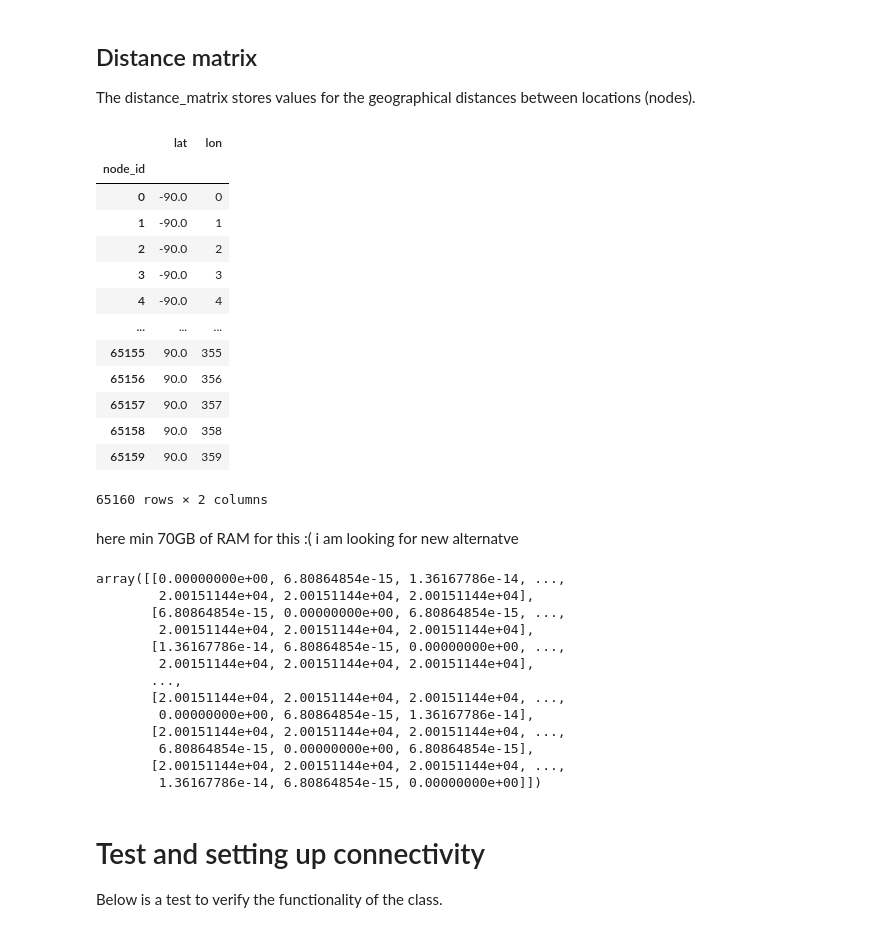
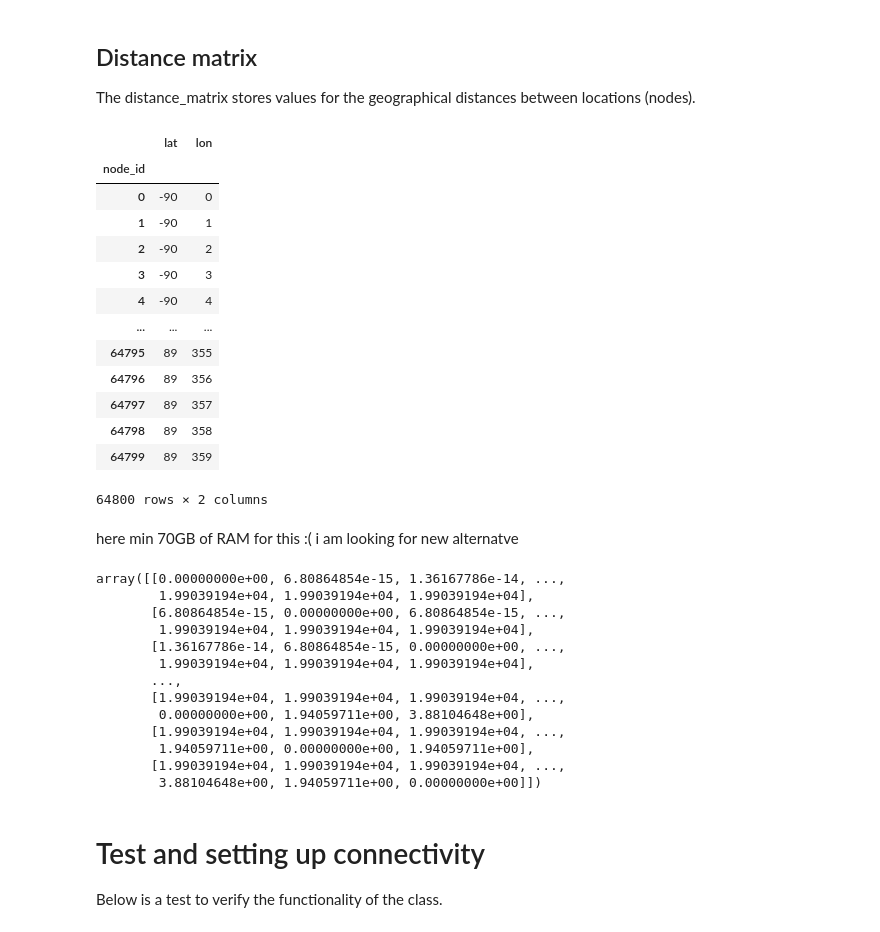
Before and after one commit to AdamPrzychodniPrivate/soil-water-forecasting, a Jupyter notebook: modeling-pipeline/notebooks/5. model_input_prep.ipynb, the cells around one changed output. Drawn from its saved outputs; the diff is of its cells as text; code cells hidden in the pictures.

```diff
--- a/modeling-pipeline/notebooks/5. model_input_prep.ipynb
+++ b/modeling-pipeline/notebooks/5. model_input_prep.ipynb
@@ -287,25 +287,25 @@ np.save('soil-water-forecasting/modeling-pipeline/data/05_model_input/metadata.n
 
 The distance_matrix stores values for the geographical distances between locations (nodes).
 # %%
-# import pandas as pd
-# metadata = pd.read_parquet("soil-water-forecasting/modeling-pipeline/data/05_model_input/metadata.parquet")
+import pandas as pd
+metadata = pd.read_parquet("soil-water-forecasting/modeling-pipeline/data/05_model_input/metadata.parquet")
 # %%
-# metadata
+metadata
 # %% [output]
 |  | lat | lon |
 | node_id |  |  |
-| 0 | -90.0 | 0 |
-| 1 | -90.0 | 1 |
-| 2 | -90.0 | 2 |
-| 3 | -90.0 | 3 |
-| 4 | -90.0 | 4 |
+| 0 | -90 | 0 |
+| 1 | -90 | 1 |
+| 2 | -90 | 2 |
+| 3 | -90 | 3 |
+| 4 | -90 | 4 |
 | ... | ... | ... |
-| 65155 | 90.0 | 355 |
-| 65156 | 90.0 | 356 |
-| 65157 | 90.0 | 357 |
-| 65158 | 90.0 | 358 |
-| 65159 | 90.0 | 359 |
+| 64795 | 89 | 355 |
+| 64796 | 89 | 356 |
+| 64797 | 89 | 357 |
+| 64798 | 89 | 358 |
+| 64799 | 89 | 359 |
-65160 rows × 2 columns
+64800 rows × 2 columns
 # %% [markdown]
 here min 70GB of RAM for this :( i am looking for new alternatve
 # %%
@@ -315,17 +315,17 @@ here min 70GB of RAM for this :( i am looking for new alternatve
 # %%
-# distance_matrix
+distance_matrix
 # %% [output]
 array([[0.00000000e+00, 6.80864854e-15, 1.36167786e-14, ...,
-        2.00151144e+04, 2.00151144e+04, 2.00151144e+04],
+        1.99039194e+04, 1.99039194e+04, 1.99039194e+04],
        [6.80864854e-15, 0.00000000e+00, 6.80864854e-15, ...,
-        2.00151144e+04, 2.00151144e+04, 2.00151144e+04],
+        1.99039194e+04, 1.99039194e+04, 1.99039194e+04],
        [1.36167786e-14, 6.80864854e-15, 0.00000000e+00, ...,
-        2.00151144e+04, 2.00151144e+04, 2.00151144e+04],
+        1.99039194e+04, 1.99039194e+04, 1.99039194e+04],
        ...,
-       [2.00151144e+04, 2.00151144e+04, 2.00151144e+04, ...,
-        0.00000000e+00, 6.80864854e-15, 1.36167786e-14],
-       [2.00151144e+04, 2.00151144e+04, 2.00151144e+04, ...,
-        6.80864854e-15, 0.00000000e+00, 6.80864854e-15],
-       [2.00151144e+04, 2.00151144e+04, 2.00151144e+04, ...,
-        1.36167786e-14, 6.80864854e-15, 0.00000000e+00]])
+       [1.99039194e+04, 1.99039194e+04, 1.99039194e+04, ...,
+        0.00000000e+00, 1.94059711e+00, 3.88104648e+00],
+       [1.99039194e+04, 1.99039194e+04, 1.99039194e+04, ...,
+        1.94059711e+00, 0.00000000e+00, 1.94059711e+00],
+       [1.99039194e+04, 1.99039194e+04, 1.99039194e+04, ...,
+        3.88104648e+00, 1.94059711e+00, 0.00000000e+00]])
 # %%
```
Also changed, not shown: parts of 12 cells of this notebook, 7 other files.
